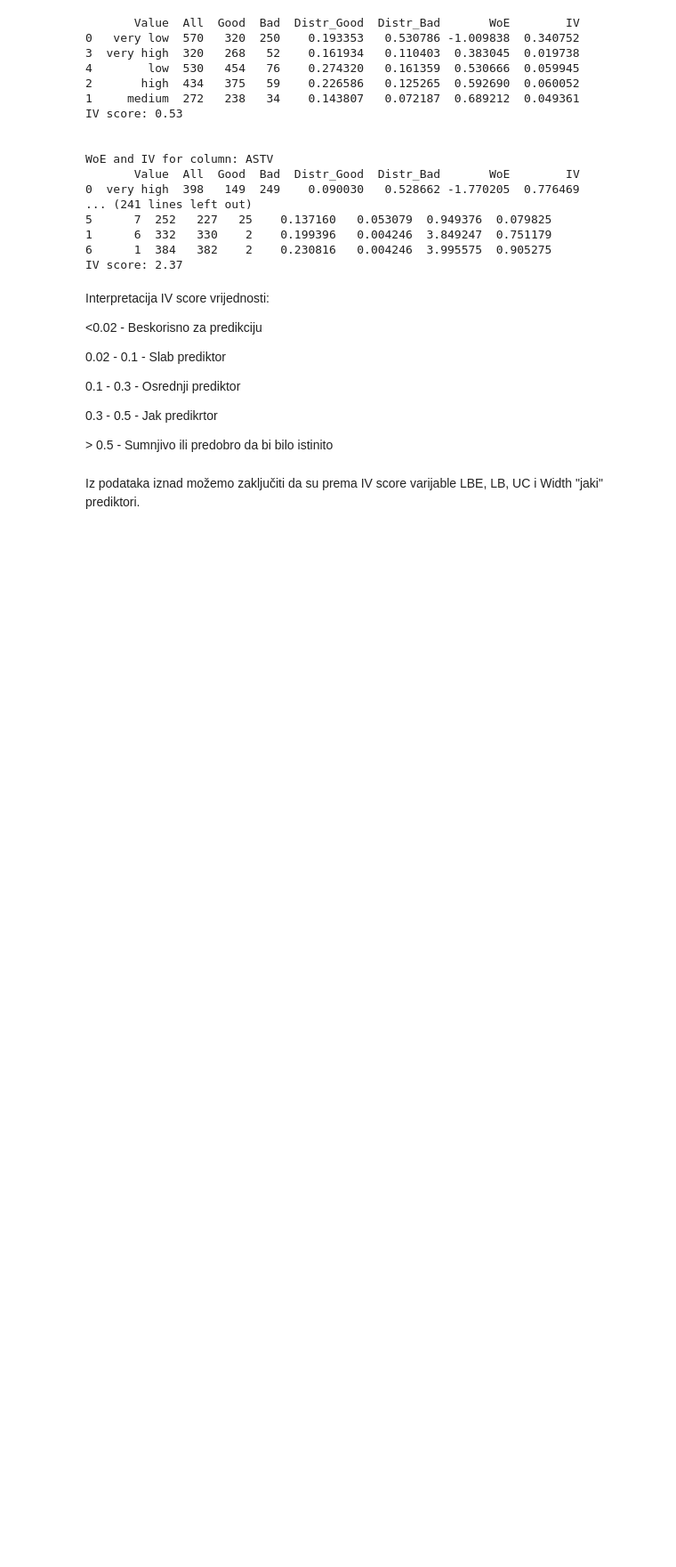
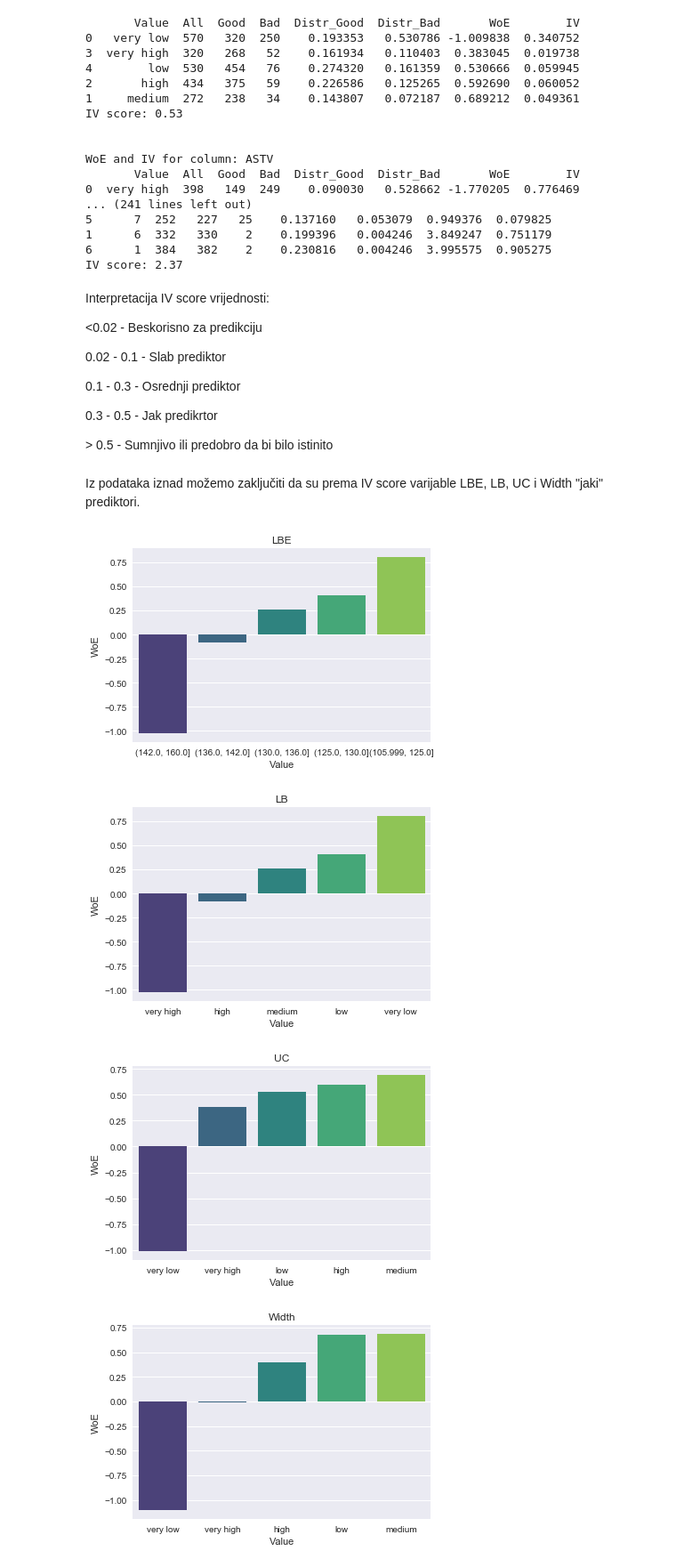
Before and after one commit to mleontenko/nosql-bda, a Jupyter notebook: ctg.ipynb, the cells around one changed output. Shown at 89% size. Saved outputs shown, nothing was run; the diff lists cells and outputs as text; code cells hidden in the pictures; blank space fills up the shorter version.

```diff
--- a/ctg.ipynb
+++ b/ctg.ipynb
@@ -485,7 +485,7 @@ del df1["DR"] #uvijek je 0
 
 df1['b'] = pd.qcut(df1['b'], 5, labels=['very low', 'low', 'medium', 'high', 'very high'])
 df1['e'] = pd.qcut(df1['e'], 5, labels=['very low', 'low', 'medium', 'high', 'very high'])
-df1['LBE'] = pd.qcut(df1['LBE'], 5, labels=['very low', 'low', 'medium', 'high', 'very high'])
+df1['LBE'] = pd.qcut(df1['LBE'], 5)
 df1['LB'] = pd.qcut(df1['LB'], 5, labels=['very low', 'low', 'medium', 'high', 'very high'])
 df1['AC'] = pd.cut(df1['AC'], 5, labels=['very low', 'low', 'medium', 'high', 'very high'])
 df1['FM'] = pd.cut(df1['FM'], 5, labels=['very low', 'low', 'medium', 'high', 'very high'])
@@ -591,3 +591,17 @@ Interpretacija IV score vrijednosti:
 \> 0.5 - Sumnjivo ili predobro da bi bilo istinito
 # %% [markdown]
 Iz podataka iznad možemo zaključiti da su prema IV score varijable LBE, LB, UC i Width "jaki" prediktori.
+# %%
+# grafički prikaz WoE za najjače varijable:
+
+woe_list = ['LBE', 'LB', 'UC', 'Width']
+
+for col in woe_list:
+    df3, iv = calculate_woe_iv(df1, col, 'NSP')
+    plt.figure()
+    sns.barplot(x="Value", y="WoE", palette="viridis", data=df3).set_title(col)
+# %% [output]
+[figure, added]
+[figure, added]
+[figure, added]
+[figure, added]
```
